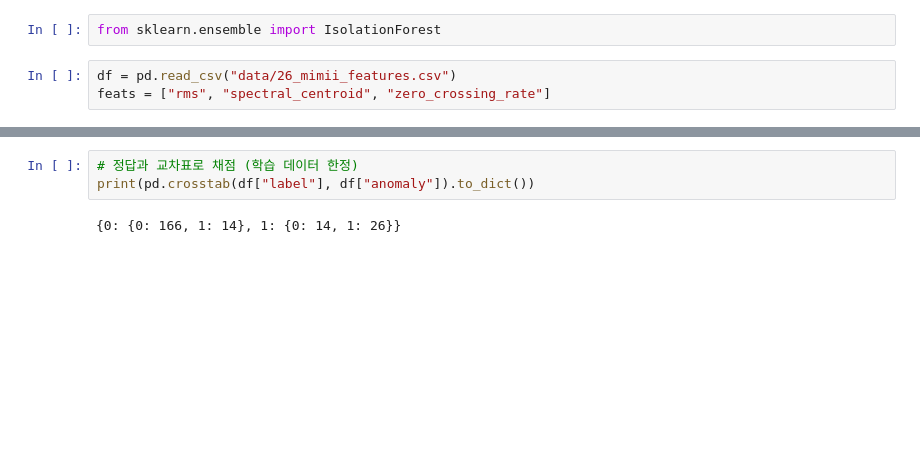
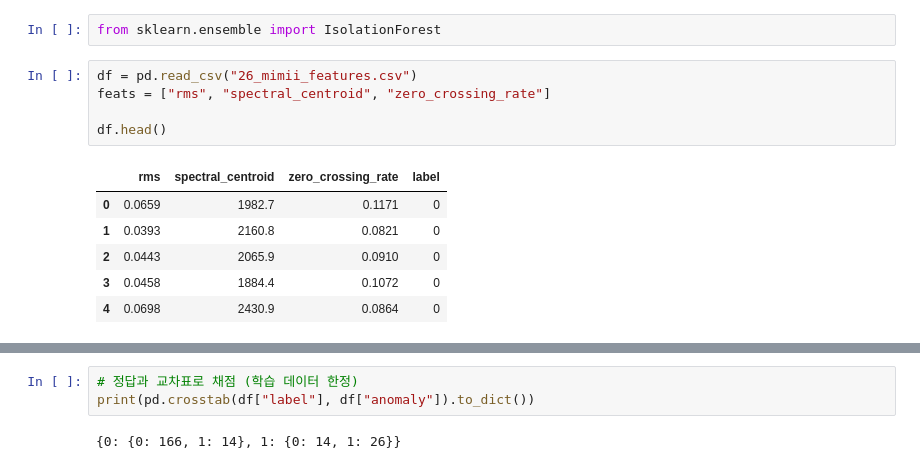
Before and after one commit to cdjung515sj-coder/KNA-Data-analysis-1st, a Jupyter notebook: 2. practice/06_Z-score/26_03_79_260908_7.ipynb, the cells around one changed output, grey strips where cells are left out. Saved outputs shown, nothing was run; the diff lists cells and outputs as text; blank space fills up the shorter version.

```diff
--- a/2. practice/06_Z-score/26_03_79_260908_7.ipynb
+++ b/2. practice/06_Z-score/26_03_79_260908_7.ipynb
@@ -51,8 +53,17 @@ print(f'✅ 환경 설정 완료! 현재 적용된 폰트: {plt.rcParams["font.f
 # %%
 from sklearn.ensemble import IsolationForest
 # %%
-df = pd.read_csv("data/26_mimii_features.csv")
+df = pd.read_csv("26_mimii_features.csv")
 feats = ["rms", "spectral_centroid", "zero_crossing_rate"]
+
+df.head()
+# %% [output]
+|  | rms | spectral_centroid | zero_crossing_rate | label |
+| 0 | 0.0659 | 1982.7 | 0.1171 | 0 |
+| 1 | 0.0393 | 2160.8 | 0.0821 | 0 |
+| 2 | 0.0443 | 2065.9 | 0.0910 | 0 |
+| 3 | 0.0458 | 1884.4 | 0.1072 | 0 |
+| 4 | 0.0698 | 2430.9 | 0.0864 | 0 |
 # %%
 # 예측을 라벨로 만들어 데이터에 붙이기
 iso = IsolationForest(contamination=0.18, random_state=42)
```
Also changed, not shown: parts of 6 cells of this notebook, 4 other files.
